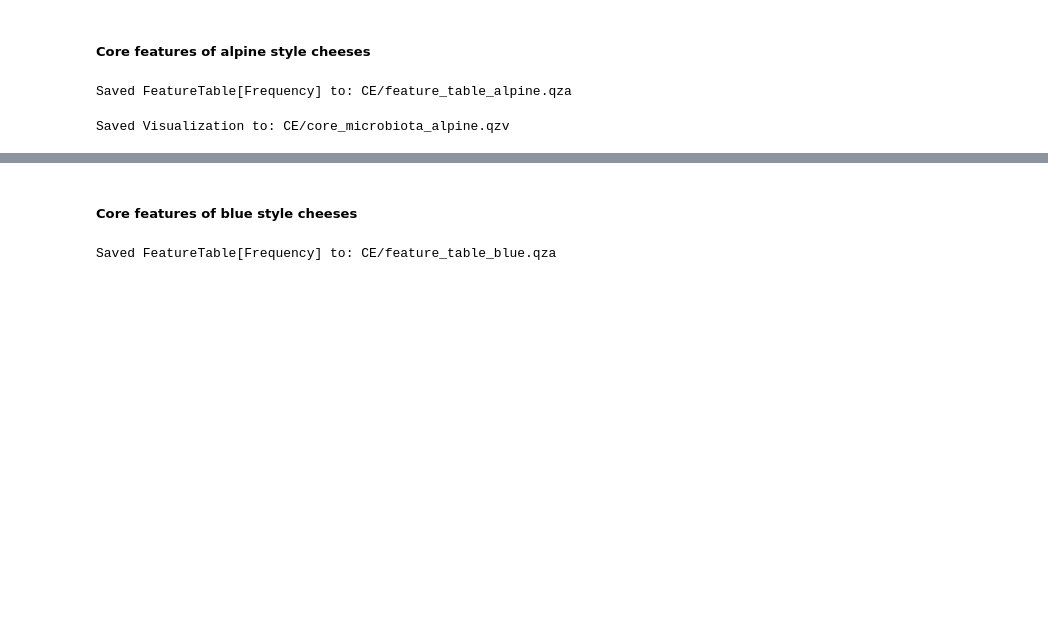
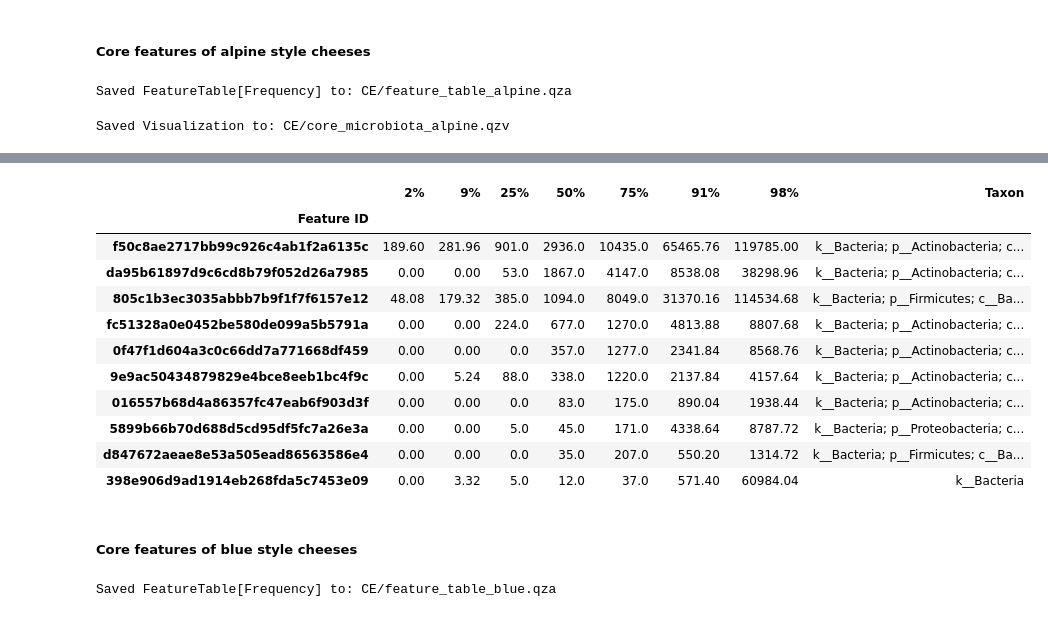
Before and after one commit to besutter1/Cheez-Eyez, a Jupyter notebook: core_microbiota.ipynb, the cells around one changed output, grey strips where cells are left out. Cells and saved outputs as stored; diff of their text form; code cells hidden in the pictures; blank space fills up the shorter version.

```diff
--- a/core_microbiota.ipynb
+++ b/core_microbiota.ipynb
@@ -506,3 +550,24 @@ Saved Visualization to: CE/core_microbiota_alpine.qzv
+# %%
+#read tsv file into dataframe
+#add taxa column
+core_alpine = pd.read_csv(f'{data_dir}/core_microbiota_list_alpine.tsv', sep ='\t')
+core_alpine.set_index('Feature ID', inplace = True)
+core_alpine_taxa = core_alpine.join(taxa['Taxon'])
+pd.set_option('max_colwidth', 150)
+core_alpine_taxa
+# %% [output]
+|  | 2% | 9% | 25% | 50% | 75% | 91% | 98% | Taxon |
+| Feature ID |  |  |  |  |  |  |  |  |
+| f50c8ae2717bb99c926c4ab1f2a6135c | 189.60 | 281.96 | 901.0 | 2936.0 | 10435.0 | 65465.76 | 119785.00 | k__Bacteria; p__Actinobacteria; c... |
+| da95b61897d9c6cd8b79f052d26a7985 | 0.00 | 0.00 | 53.0 | 1867.0 | 4147.0 | 8538.08 | 38298.96 | k__Bacteria; p__Actinobacteria; c... |
+| 805c1b3ec3035abbb7b9f1f7f6157e12 | 48.08 | 179.32 | 385.0 | 1094.0 | 8049.0 | 31370.16 | 114534.68 | k__Bacteria; p__Firmicutes; c__Ba... |
+| fc51328a0e0452be580de099a5b5791a | 0.00 | 0.00 | 224.0 | 677.0 | 1270.0 | 4813.88 | 8807.68 | k__Bacteria; p__Actinobacteria; c... |
+| 0f47f1d604a3c0c66dd7a771668df459 | 0.00 | 0.00 | 0.0 | 357.0 | 1277.0 | 2341.84 | 8568.76 | k__Bacteria; p__Actinobacteria; c... |
+| 9e9ac50434879829e4bce8eeb1bc4f9c | 0.00 | 5.24 | 88.0 | 338.0 | 1220.0 | 2137.84 | 4157.64 | k__Bacteria; p__Actinobacteria; c... |
+| 016557b68d4a86357fc47eab6f903d3f | 0.00 | 0.00 | 0.0 | 83.0 | 175.0 | 890.04 | 1938.44 | k__Bacteria; p__Actinobacteria; c... |
+| 5899b66b70d688d5cd95df5fc7a26e3a | 0.00 | 0.00 | 5.0 | 45.0 | 171.0 | 4338.64 | 8787.72 | k__Bacteria; p__Proteobacteria; c... |
+| d847672aeae8e53a505ead86563586e4 | 0.00 | 0.00 | 0.0 | 35.0 | 207.0 | 550.20 | 1314.72 | k__Bacteria; p__Firmicutes; c__Ba... |
+| 398e906d9ad1914eb268fda5c7453e09 | 0.00 | 3.32 | 5.0 | 12.0 | 37.0 | 571.40 | 60984.04 | k__Bacteria |
 # %% [markdown]
 ##### Core features of blue style cheeses
 # %%
```
Also changed, not shown: parts of 16 cells of this notebook.
